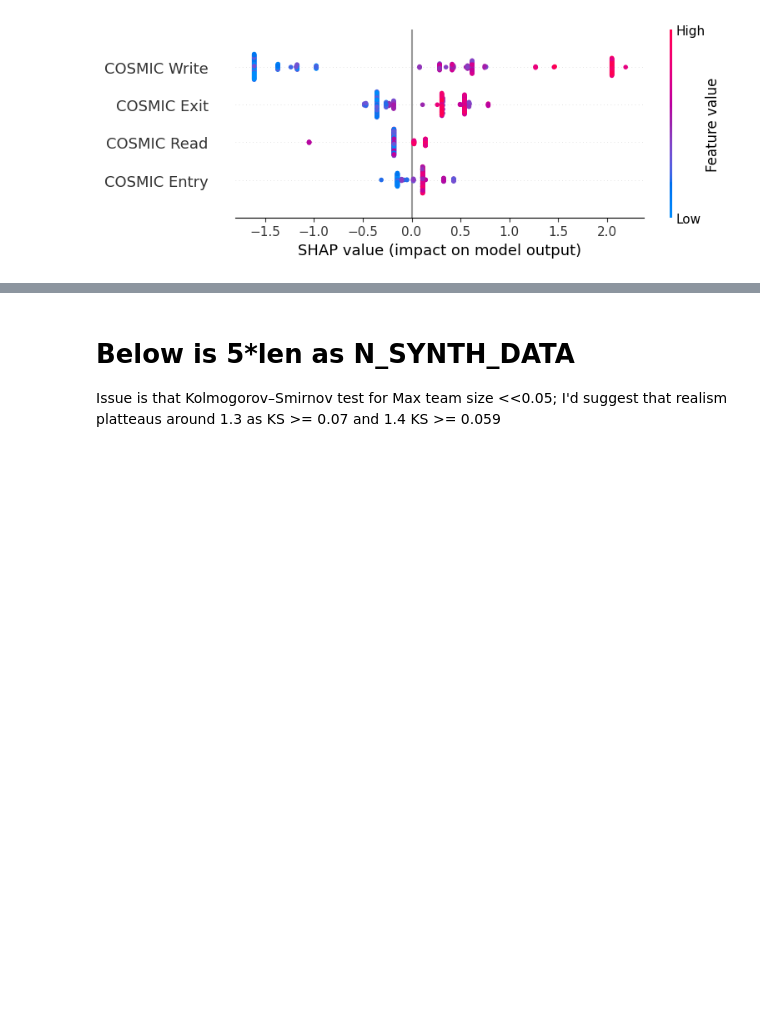
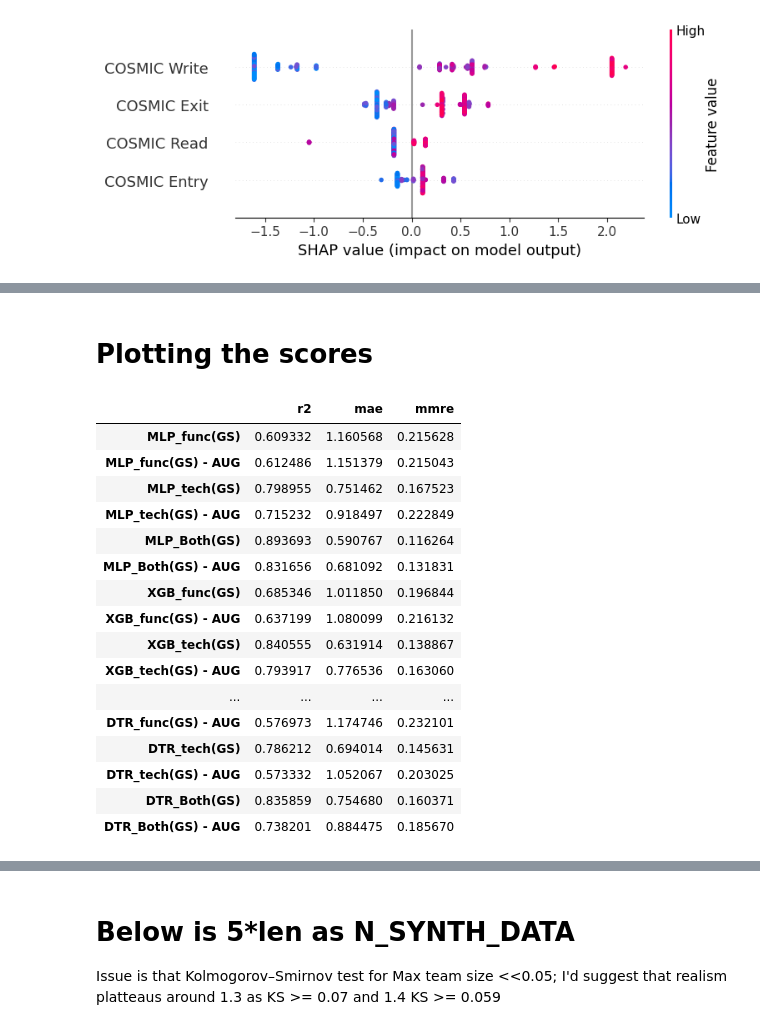
Before and after one commit to J4nvg/ResearchWorkshop, a Jupyter notebook: after_reading.ipynb, the cells around one changed output, grey strips where cells are left out. Saved outputs shown, nothing was run; the diff lists cells and outputs as text; code cells hidden in the pictures; blank space fills up the shorter version.

```diff
--- a/after_reading.ipynb
+++ b/after_reading.ipynb
@@ -1027,21 +1030,31 @@ shap.summary_plot(shap_values_func, X_func_train, title="Shap values DTR FUNC")
 [figure]
 [figure]
 # %%
+evaluation_dictionary = {}
+# Empty dictionary for clear evaluation
 
 evaluate_model(X_func_train, y_train,X_func_test, y_test, model=best_mlp_func, label="MLP_func(GS)")
 evaluate_model(X_func_train_aug, y_train_aug,X_func_test, y_test, model=best_mlp_func, label="MLP_func(GS) - AUG")
-evaluate_model(X_tech_train, y_train,X_tech_test, y_test, model=best_mlp_tech, label="MLP_tech (GS)")
-evaluate_model(X_tech_train_aug, y_train_aug,X_tech_test, y_test, model=best_mlp_tech, label="MLP_tech (GS)- AUG")
+evaluate_model(X_tech_train, y_train,X_tech_test, y_test, model=best_mlp_tech, label="MLP_tech(GS)")
+evaluate_model(X_tech_train_aug, y_train_aug,X_tech_test, y_test, model=best_mlp_tech, label="MLP_tech(GS) - AUG")
+evaluate_model(X_train, y_train,X_test, y_test, model=best_mlp_both, label="MLP_Both(GS)")
+evaluate_model(X_train_aug, y_train_aug,X_test, y_test, model=best_mlp_both, label="MLP_Both(GS) - AUG")
 
-evaluate_model(X_func_train, y_train,X_func_test, y_test, model=best_xgb_func, label="xgb_func(GS)")
-evaluate_model(X_func_train_aug, y_train_aug,X_func_test, y_test, model=best_xgb_func, label="xgb_func(GS) - AUG")
-evaluate_model(X_tech_train, y_train,X_tech_test, y_test, model=best_xgb_tech, label="xgb_tech (GS)")
-evaluate_model(X_tech_train_aug, y_train_aug,X_tech_test, y_test, model=best_xgb_tech, label="xgb_tech (GS) - AUG")
+evaluate_model(X_func_train, y_train,X_func_test, y_test, model=best_xgb_func, label="XGB_func(GS)")
+evaluate_model(X_func_train_aug, y_train_aug,X_func_test, y_test, model=best_xgb_func, label="XGB_func(GS) - AUG")
+evaluate_model(X_tech_train, y_train,X_tech_test, y_test, model=best_xgb_tech, label="XGB_tech(GS)")
+evaluate_model(X_tech_train_aug, y_train_aug,X_tech_test, y_test, model=best_xgb_tech, label="XGB_tech(GS) - AUG")
 
-evaluate_model(X_func_train, y_train,X_func_test, y_test, model=best_dtr_func, label="dtr_func(GS)")
-evaluate_model(X_func_train_aug, y_train_aug,X_func_test, y_test, model=best_dtr_func, label="dtr_func(GS) - AUG")
-evaluate_model(X_tech_train, y_train,X_tech_test, y_test, model=best_dtr_tech, label="dtr_tech (GS)")
-evaluate_model(X_tech_train_aug, y_train_aug,X_tech_test, y_test, model=best_dtr_tech, label="dtr_tech (GS) - AUG")
+evaluate_model(X_train, y_train,X_test, y_test, model=best_xgb_both, label="XGB_Both(GS)")
+evaluate_model(X_train_aug, y_train_aug,X_test, y_test, model=best_xgb_both, label="XGB_Both(GS) - AUG")
+
+evaluate_model(X_func_train, y_train,X_func_test, y_test, model=best_dtr_func, label="DTR_func(GS)")
+evaluate_model(X_func_train_aug, y_train_aug,X_func_test, y_test, model=best_dtr_func, label="DTR_func(GS) - AUG")
+evaluate_model(X_tech_train, y_train,X_tech_test, y_test, model=best_dtr_tech, label="DTR_tech(GS)")
+evaluate_model(X_tech_train_aug, y_train_aug,X_tech_test, y_test, model=best_dtr_tech, label="DTR_tech(GS) - AUG")
+
+evaluate_model(X_train, y_train,X_test, y_test, model=best_dtr_both, label="DTR_Both(GS)")
+evaluate_model(X_train_aug, y_train_aug,X_test, y_test, model=best_dtr_both, label="DTR_Both(GS) - AUG")
 # %% [output]
 --- MLP_func(GS) (Cross-Validation on Train Set) ---
 R2 (mean ± std): 0.5582 ± 0.1487
@@ -1168,0 +1182,22 @@ plt.show()
+# %% [markdown]
+# Plotting the scores
+# %%
+pd.DataFrame.from_dict(evaluation_dictionary).T
+# %% [output]
+|  | r2 | mae | mmre |
+| MLP_func(GS) | 0.609332 | 1.160568 | 0.215628 |
+| MLP_func(GS) - AUG | 0.612486 | 1.151379 | 0.215043 |
+| MLP_tech(GS) | 0.798955 | 0.751462 | 0.167523 |
+| MLP_tech(GS) - AUG | 0.715232 | 0.918497 | 0.222849 |
+| MLP_Both(GS) | 0.893693 | 0.590767 | 0.116264 |
+| MLP_Both(GS) - AUG | 0.831656 | 0.681092 | 0.131831 |
+| XGB_func(GS) | 0.685346 | 1.011850 | 0.196844 |
+| XGB_func(GS) - AUG | 0.637199 | 1.080099 | 0.216132 |
+| XGB_tech(GS) | 0.840555 | 0.631914 | 0.138867 |
+| XGB_tech(GS) - AUG | 0.793917 | 0.776536 | 0.163060 |
+| ... | ... | ... | ... |
+| DTR_func(GS) - AUG | 0.576973 | 1.174746 | 0.232101 |
+| DTR_tech(GS) | 0.786212 | 0.694014 | 0.145631 |
+| DTR_tech(GS) - AUG | 0.573332 | 1.052067 | 0.203025 |
+| DTR_Both(GS) | 0.835859 | 0.754680 | 0.160371 |
+| DTR_Both(GS) - AUG | 0.738201 | 0.884475 | 0.185670 |
```
Also changed, not shown: parts of 15 cells of this notebook.
